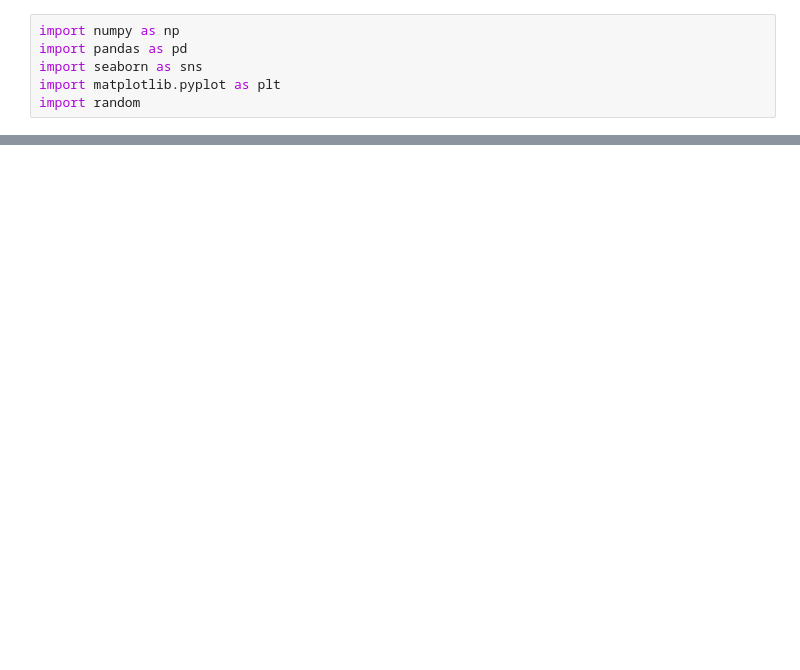
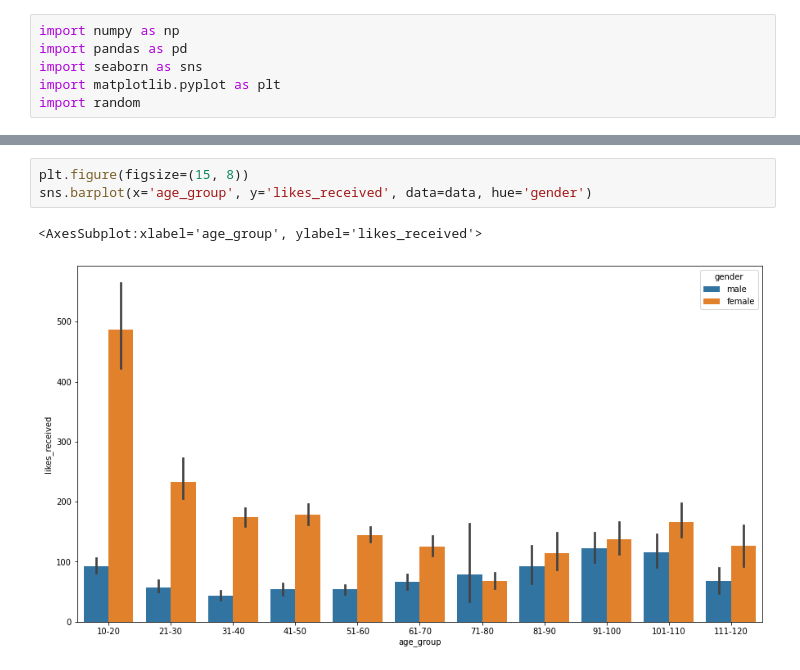
Before and after one commit to hunine/dut-data-science-midterm, a Jupyter notebook: main.ipynb, the cells around one changed output, grey strips where cells are left out. Saved outputs shown, nothing was run; the diff lists cells and outputs as text; blank space fills up the shorter version.

```diff
--- a/main.ipynb
+++ b/main.ipynb
@@ -41,0 +112,6 @@ bootstrap(3000, 100, 90)
+# %%
+plt.figure(figsize=(15, 8))
+sns.barplot(x='age_group', y='likes_received', data=data, hue='gender')
+# %% [output]
+<AxesSubplot:xlabel='age_group', ylabel='likes_received'>
+[figure, added]
```
Also changed, not shown: parts of 30 cells of this notebook.
